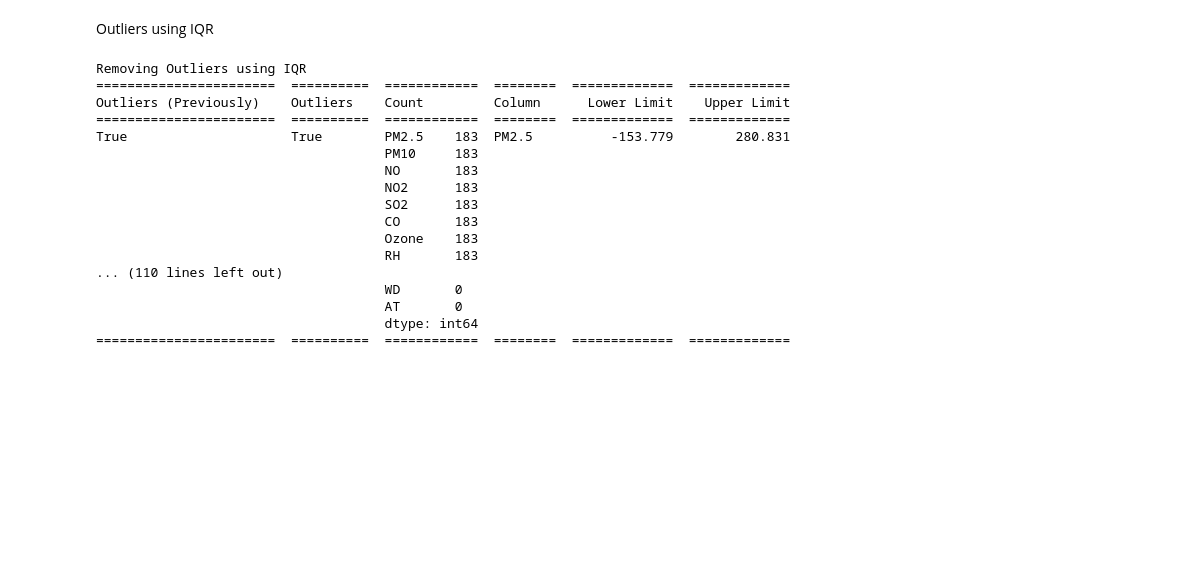
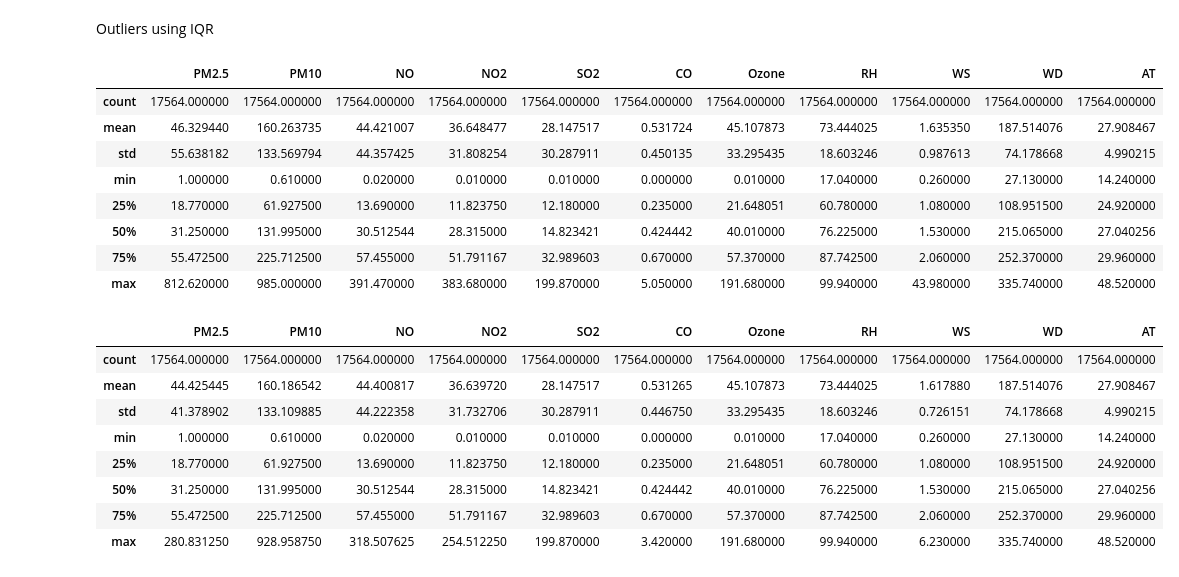
Before and after one commit to DishantWakalkar/Air-Toxicity-Analysis, a Jupyter notebook: DataPreProcessing.ipynb, the cells around one changed output. Cells and saved outputs as stored; diff of their text form; code cells hidden in the pictures; blank space fills up the shorter version.

```diff
--- a/DataPreProcessing.ipynb
+++ b/DataPreProcessing.ipynb
@@ -219,7 +243,7 @@ Outliers using IQR
 # %%
 kurlaiqr = kurlainter
 kurlaiqr = kurlaiqr.drop(kurlaiqr.columns[[0,1]], axis=1)
-kurlaiqr = kurlaiqr.apply(pd.to_numeric, errors='coerce')
+# kurlaiqr = kurlaiqr.apply(pd.to_numeric, errors='coerce')
 # %%
 def determine_outlier_thresholds_iqr(dataframe, col_name, th1=0.25, th3=0.75):
     quartile1 = dataframe[col_name].quantile(th1)
@@ -228,54 +252,56 @@ def determine_outlier_thresholds_iqr(dataframe, col_name, th1=0.25, th3=0.75):
     upper_limit = quartile3 + 1.5 * iqr
     lower_limit = quartile1 - 1.5 * iqr
     return lower_limit, upper_limit
 
 def check_outliers_iqr(dataframe, col_name):
     lower_limit, upper_limit = determine_outlier_thresholds_iqr(dataframe, col_name)
     if dataframe[(dataframe[col_name] > upper_limit) | (dataframe[col_name] < lower_limit)].any(axis=None):
         return True
     else:
         return False
 
 def replace_with_thresholds_iqr(dataframe,cols, th1=0.05, th3=0.95, replace=False):
     from tabulate import tabulate
     data = []
     for col_name in cols:
         if col_name != 'Outcome':
             outliers_ = check_outliers_iqr(dataframe,col_name)
             count = None
             lower_limit, upper_limit = determine_outlier_thresholds_iqr(dataframe, col_name, th1, th3)
             if outliers_:
-                count = dataframe[(dataframe[col_name] > upper_limit) | (dataframe[col_name] < lower_limit)][cols].count()
+                count = dataframe[(dataframe[col_name] > upper_limit) | (dataframe[col_name] < lower_limit)][col_name].count()
                 if replace:
                     if lower_limit < 0:
                         # We don't want to replace with negative values, right!
                         dataframe.loc[(dataframe[col_name] > upper_limit), col_name] = upper_limit
                     else:
                         dataframe.loc[(dataframe[col_name] < lower_limit), col_name] = lower_limit
                         dataframe.loc[(dataframe[col_name] > upper_limit), col_name] = upper_limit
             outliers_status = check_outliers_iqr(dataframe, col_name)
-            data.append([outliers_, outliers_status, count, col_name, lower_limit, upper_limit ])
-    table = tabulate(data, headers=['Outliers (Previously)', 'Outliers', 'Count', 'Column', 'Lower Limit', 'Upper Limit'], tablefmt='rst', numalign='right')
-    print("Removing Outliers using IQR")
-    print(table)
+            data.append([outliers_, outliers_status, count,  col_name, lower_limit, upper_limit ])
+    table = tabulate(data, headers=['Outliers (Previously)', 'Outliers', 'Count' ,'Column', 'Lower Limit', 'Upper Limit'], tablefmt='rst', numalign='right')
+    # print("Removing Outliers using IQR")
+    # print(table)
 
-replace_with_thresholds_iqr(kurlaiqr, kurlaiqr.columns)
-# check_outliers_iqr(filled1, 'PM2.5')
+display(kurlaiqr.describe())
+replace_with_thresholds_iqr(kurlaiqr, kurlaiqr.columns, replace=True)
+display(kurlaiqr.describe())
 # %% [output]
-Removing Outliers using IQR
-=======================  ==========  ============  ========  =============  =============
-Outliers (Previously)    Outliers    Count         Column      Lower Limit    Upper Limit
-=======================  ==========  ============  ========  =============  =============
-True                     True        PM2.5    183  PM2.5          -153.779        280.831
-                                     PM10     183
-                                     NO       183
-                                     NO2      183
-                                     SO2      183
-                                     CO       183
-                                     Ozone    183
-                                     RH       183
-... (110 lines left out)
-                                     WD       0
-                                     AT       0
-                                     dtype: int64
-=======================  ==========  ============  ========  =============  =============
+|  | PM2.5 | PM10 | NO | NO2 | SO2 | CO | Ozone | RH | WS | WD | AT |
+| count | 17564.000000 | 17564.000000 | 17564.000000 | 17564.000000 | 17564.000000 | 17564.000000 | 17564.000000 | 17564.000000 | 17564.000000 | 17564.000000 | 17564.000000 |
+| mean | 46.329440 | 160.263735 | 44.421007 | 36.648477 | 28.147517 | 0.531724 | 45.107873 | 73.444025 | 1.635350 | 187.514076 | 27.908467 |
+| std | 55.638182 | 133.569794 | 44.357425 | 31.808254 | 30.287911 | 0.450135 | 33.295435 | 18.603246 | 0.987613 | 74.178668 | 4.990215 |
+| min | 1.000000 | 0.610000 | 0.020000 | 0.010000 | 0.010000 | 0.000000 | 0.010000 | 17.040000 | 0.260000 | 27.130000 | 14.240000 |
+| 25% | 18.770000 | 61.927500 | 13.690000 | 11.823750 | 12.180000 | 0.235000 | 21.648051 | 60.780000 | 1.080000 | 108.951500 | 24.920000 |
+| 50% | 31.250000 | 131.995000 | 30.512544 | 28.315000 | 14.823421 | 0.424442 | 40.010000 | 76.225000 | 1.530000 | 215.065000 | 27.040256 |
+| 75% | 55.472500 | 225.712500 | 57.455000 | 51.791167 | 32.989603 | 0.670000 | 57.370000 | 87.742500 | 2.060000 | 252.370000 | 29.960000 |
+| max | 812.620000 | 985.000000 | 391.470000 | 383.680000 | 199.870000 | 5.050000 | 191.680000 | 99.940000 | 43.980000 | 335.740000 | 48.520000 |
+|  | PM2.5 | PM10 | NO | NO2 | SO2 | CO | Ozone | RH | WS | WD | AT |
+| count | 17564.000000 | 17564.000000 | 17564.000000 | 17564.000000 | 17564.000000 | 17564.000000 | 17564.000000 | 17564.000000 | 17564.000000 | 17564.000000 | 17564.000000 |
+| mean | 44.425445 | 160.186542 | 44.400817 | 36.639720 | 28.147517 | 0.531265 | 45.107873 | 73.444025 | 1.617880 | 187.514076 | 27.908467 |
+| std | 41.378902 | 133.109885 | 44.222358 | 31.732706 | 30.287911 | 0.446750 | 33.295435 | 18.603246 | 0.726151 | 74.178668 | 4.990215 |
+| min | 1.000000 | 0.610000 | 0.020000 | 0.010000 | 0.010000 | 0.000000 | 0.010000 | 17.040000 | 0.260000 | 27.130000 | 14.240000 |
+| 25% | 18.770000 | 61.927500 | 13.690000 | 11.823750 | 12.180000 | 0.235000 | 21.648051 | 60.780000 | 1.080000 | 108.951500 | 24.920000 |
+| 50% | 31.250000 | 131.995000 | 30.512544 | 28.315000 | 14.823421 | 0.424442 | 40.010000 | 76.225000 | 1.530000 | 215.065000 | 27.040256 |
+| 75% | 55.472500 | 225.712500 | 57.455000 | 51.791167 | 32.989603 | 0.670000 | 57.370000 | 87.742500 | 2.060000 | 252.370000 | 29.960000 |
+| max | 280.831250 | 928.958750 | 318.507625 | 254.512250 | 199.870000 | 3.420000 | 191.680000 | 99.940000 | 6.230000 | 335.740000 | 48.520000 |
```
Also changed, not shown: parts of 2 cells of this notebook.
